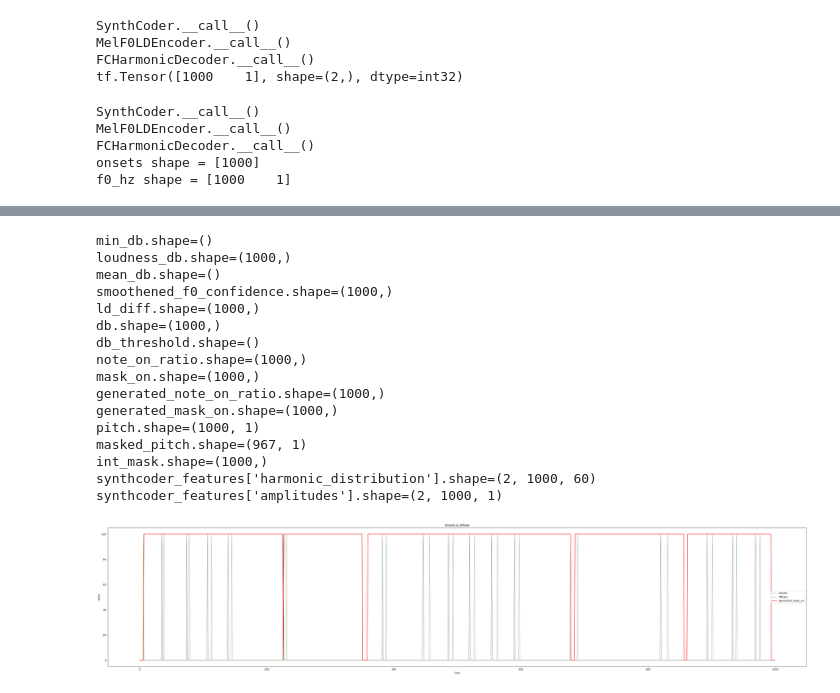
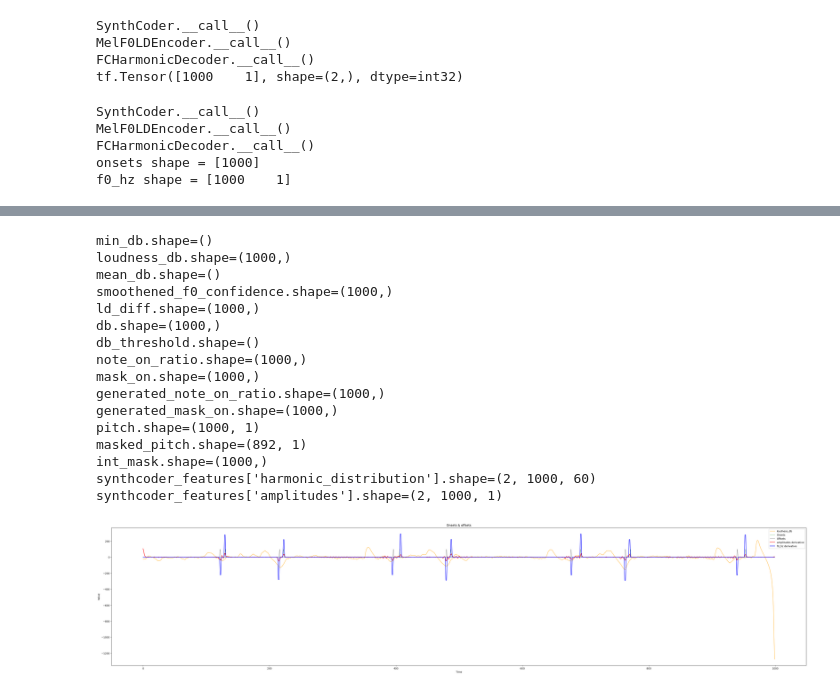
Before and after one commit to volodymyr-barannik/midi-ddsp, a Jupyter notebook: midi_ddsp/colab/TrainOnsetsExtractor.ipynb, the cells around one changed output, grey strips where cells are left out. Saved outputs shown, nothing was run; the diff lists cells and outputs as text; code cells hidden in the pictures.

```diff
--- a/midi_ddsp/colab/TrainOnsetsExtractor.ipynb
+++ b/midi_ddsp/colab/TrainOnsetsExtractor.ipynb
@@ -73,6 +75,9 @@ from midi_ddsp.modules.get_synthesis_generator import get_synthesis_generator, \
 from midi_ddsp.modules.discriminator import Discriminator
 
 from ddsp.colab.notebook_utils import play, specplot
+# %%
+hp.data_dir = '../../data/'
+hp.batch_size = 1 # for saving to TFRecord purposes
 # %%
 # Load dataset.
 training_data, length_training_data, evaluation_data, length_evaluation_data = get_dataset(hp, training_data_repeats=1)
@@ -441,6 +676,7 @@ ax.clear()
 
 #ax.set_ylim([0, 125])
 #ax.plot(loudness_db, 'orange', label='loudness_db', linewidth=1)
+#ax.plot(numeric_derivative_1d(loudness_db) * 100, 'orange', label='loudness_db', linewidth=1)
 #ax.plot(f0_hz, 'cyan', label='f0_hz', linewidth=2)
 
 #ax.matshow(np.log10(tf.transpose(synthcoder_features['harmonic_distribution'][0], perm=[1, 0]) + 1e-6), cmap=plt.cm.magma, origin='lower')
@@ -449,10 +685,10 @@ ax.plot(offsets * 100, '#000000', label='Offsets', linewidth=0.5)
 #ax.plot(synthcoder_features['amplitudes'][0] * 100, '#995995', label='amplitudes')
 
 
-#ax.plot(numeric_derivative_1d(synthcoder_features['amplitudes'][0]) * 100, 'red', label='amplitudes derivative')
+ax.plot(numeric_derivative_1d(synthcoder_features['amplitudes'][0]) * 100, 'red', label='amplitudes derivative')
 #ax.plot(numeric_derivative_1d(synthcoder_features['amplitudes'][0]) * numeric_derivative_1d(f0_hz), 'red', label='amplitudes derivative')
 #ax.plot(generated_mask_on * 100, 'red', label='generated_mask_on')
-#ax.plot(numeric_derivative_1d(f0_hz), 'blue', label='f0_hz derivative')
+ax.plot(numeric_derivative_1d(f0_hz), 'blue', label='f0_hz derivative')
 
 #ax.plot(synthcoder_features['amplitudes'][0] * f0_hz, '#4DACCA', label='amplitudes * f0_hz')
 #ax.plot(synthcoder_features['amplitudes'][0] * f0_hz, '#995995', label='amplitudes')
@@ -462,34 +698,34 @@ ax.set_ylabel('Value')
 ax.legend()
 fig
 #fig.show()
 
 #plt.close('all')
 #plt.clf()
 #plt.cla()
 #plt.close('all')
 # %% [output]
 SynthCoder.__call__()
 MelF0LDEncoder.__call__()
 FCHarmonicDecoder.__call__()
 onsets shape = [1000]
 f0_hz shape = [1000    1]
 [interactive output not drawn]
 min_db.shape=()
 loudness_db.shape=(1000,)
 mean_db.shape=()
 smoothened_f0_confidence.shape=(1000,)
 ld_diff.shape=(1000,)
 db.shape=(1000,)
 db_threshold.shape=()
 note_on_ratio.shape=(1000,)
 mask_on.shape=(1000,)
 generated_note_on_ratio.shape=(1000,)
 generated_mask_on.shape=(1000,)
 pitch.shape=(1000, 1)
-masked_pitch.shape=(967, 1)
+masked_pitch.shape=(892, 1)
 int_mask.shape=(1000,)
 synthcoder_features['harmonic_distribution'].shape=(2, 1000, 60)
 synthcoder_features['amplitudes'].shape=(2, 1000, 1)
-[figure, old version]
+[figure, new version]
 # %%
 generated_mask_on
```
Also changed, not shown: parts of 31 cells of this notebook, 5 other files.
